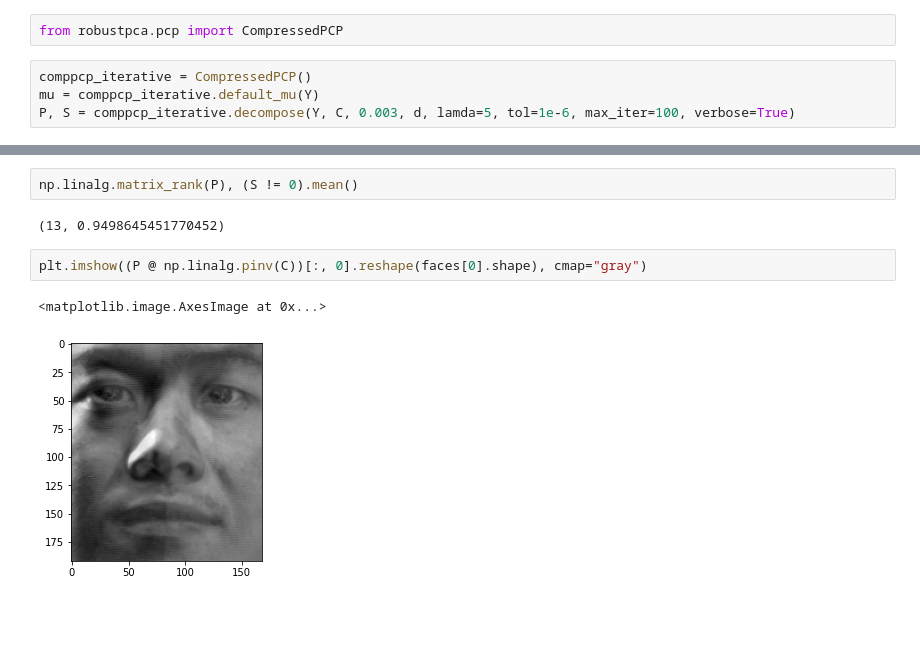
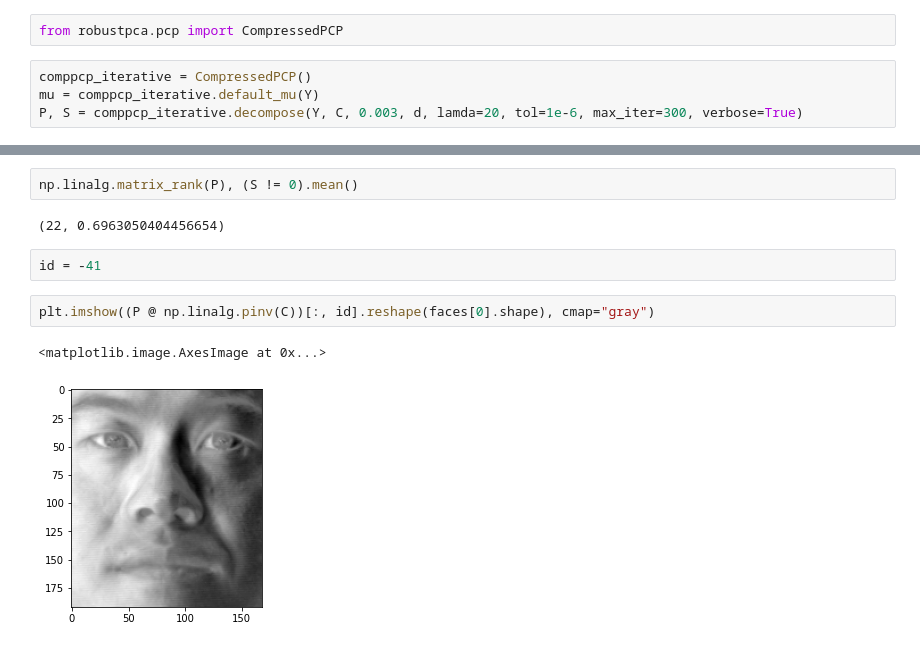
Before and after one commit to sverdoot/robust-pca, a Jupyter notebook: notebooks/RPCA with compressed data.ipynb, the cells around one changed output, grey strips where cells are left out. Saved outputs shown, nothing was run; the diff lists cells and outputs as text; blank space fills up the shorter version.

```diff
--- a/notebooks/RPCA with compressed data.ipynb
+++ b/notebooks/RPCA with compressed data.ipynb
@@ -49,5 +49,5 @@ from robustpca.pcp import CompressedPCP
 # %%
 comppcp_iterative = CompressedPCP()
 mu = comppcp_iterative.default_mu(Y)
-P, S = comppcp_iterative.decompose(Y, C, 0.003, d, lamda=5, tol=1e-6, max_iter=100, verbose=True)
+P, S = comppcp_iterative.decompose(Y, C, 0.003, d, lamda=20, tol=1e-6, max_iter=300, verbose=True)
 # %% [output]
@@ -56,9 +56,11 @@ Elapsed: 31.19
 # %%
 np.linalg.matrix_rank(P), (S != 0).mean()
 # %% [output]
-(13, 0.9498645451770452)
+(22, 0.6963050404456654)
+# %%
+id = -41
 # %%
-plt.imshow((P @ np.linalg.pinv(C))[:, 0].reshape(faces[0].shape), cmap="gray")
+plt.imshow((P @ np.linalg.pinv(C))[:, id].reshape(faces[0].shape), cmap="gray")
 # %% [output]
 <matplotlib.image.AxesImage at 0x...>
-[figure, old version]
+[figure, new version]
```
Also changed, not shown: parts of 4 cells of this notebook.
